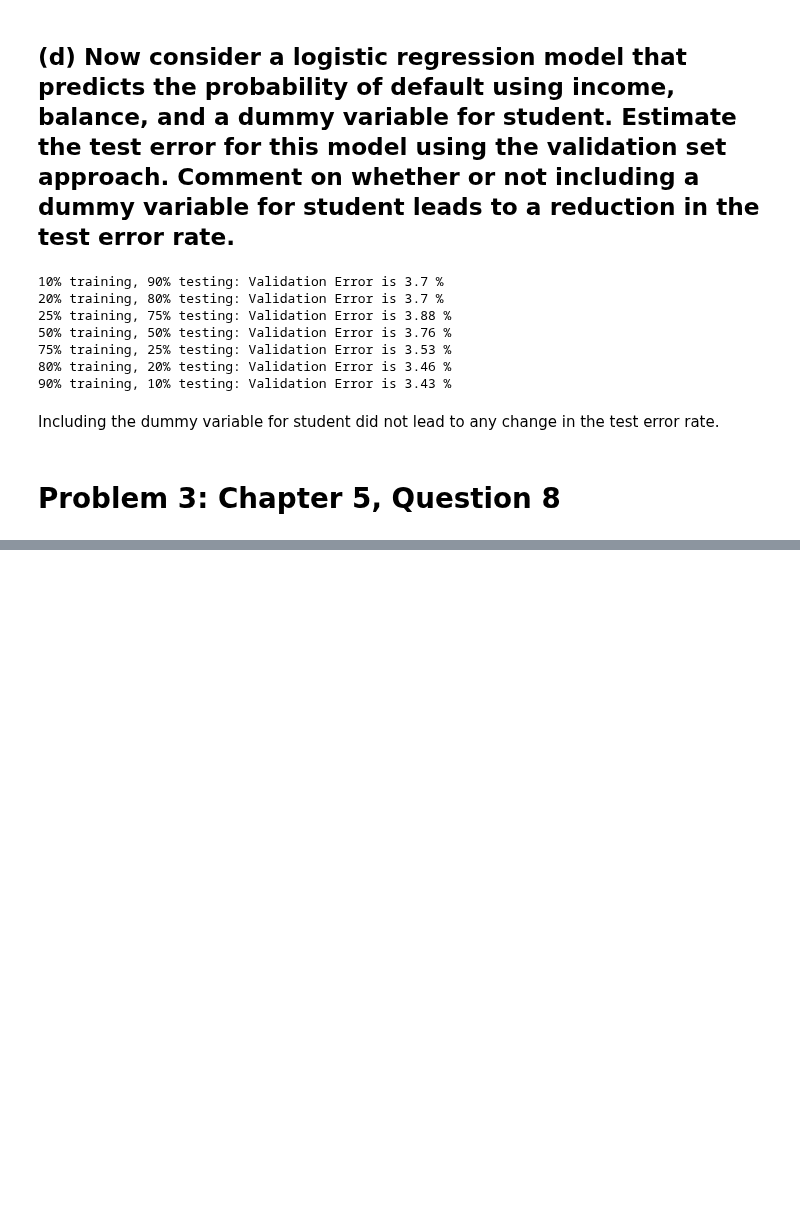
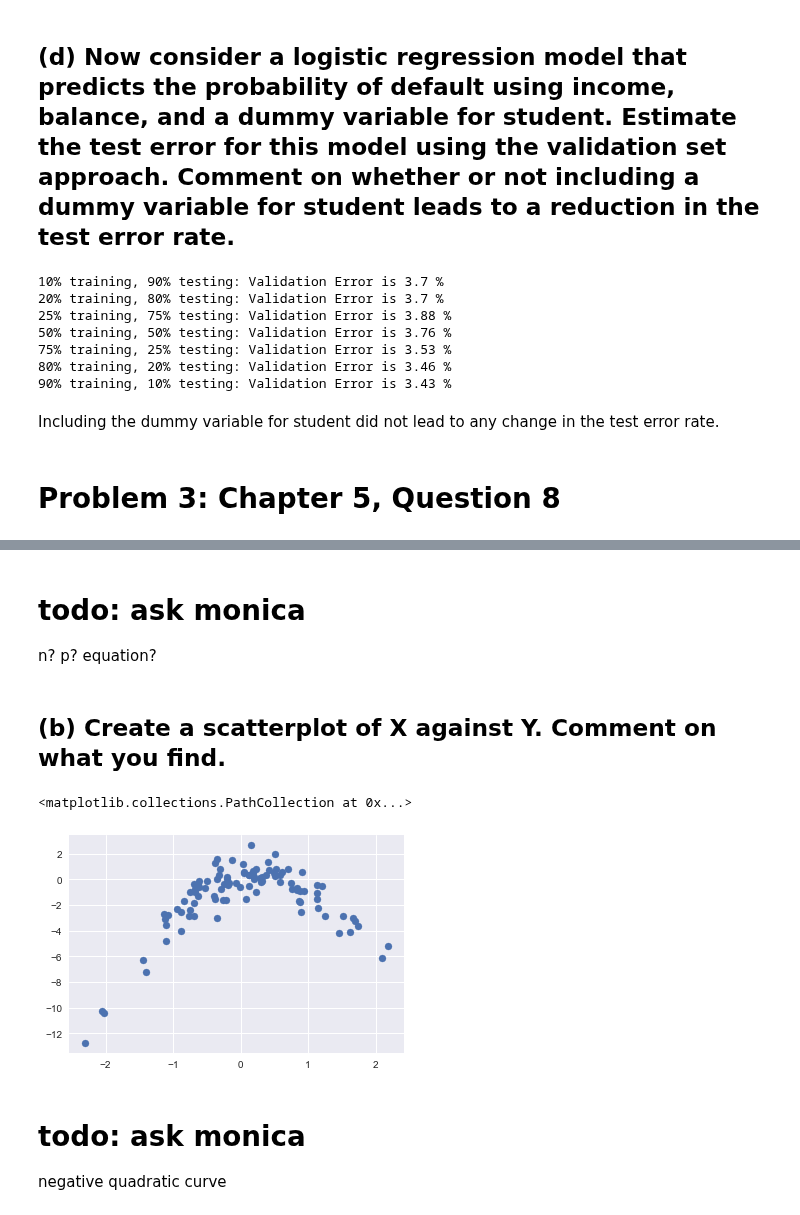
Before and after one commit to Ada520/DSLab, a Jupyter notebook: Lab5/rachelLab5.ipynb, the cells around one changed output, grey strips where cells are left out. Cells and saved outputs as stored; diff of their text form; code cells hidden in the pictures; blank space fills up the shorter version.

```diff
--- a/Lab5/rachelLab5.ipynb
+++ b/Lab5/rachelLab5.ipynb
@@ -646,0 +667,20 @@ Including the dummy variable for student did not lead to any change in the test
+# %%
+np.random.seed(1) #set.seed(1)
+x = np.random.randn(100) #x=rnorm(100)
+y = x - 2 * (x ** 2) + np.random.randn(100) #y=x-2*x^2+rnorm(100)
+# %% [markdown]
+# todo: ask monica
+n?
+p?
+equation?
+# %% [markdown]
+## (b) Create a scatterplot of X against Y. Comment on what you find.
+# %%
+plt.scatter(x,y)
+# %% [output]
+<matplotlib.collections.PathCollection at 0x...>
+[figure, added]
+# %% [markdown]
+# todo: ask monica
+
+negative quadratic curve
```
Also changed, not shown: parts of 21 cells of this notebook.
